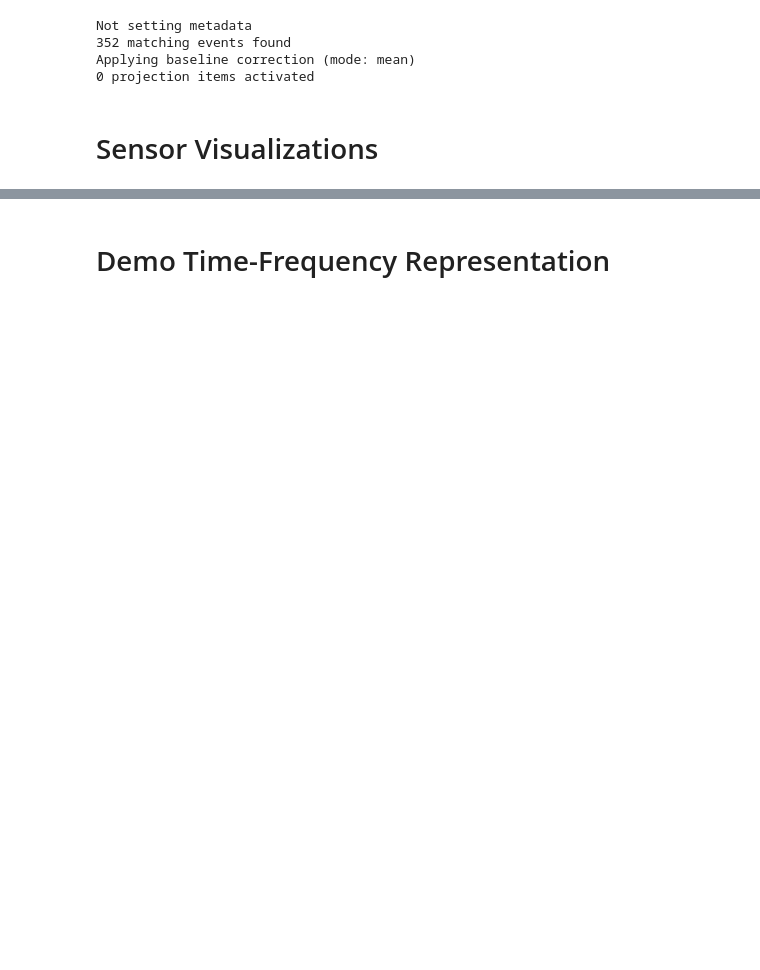
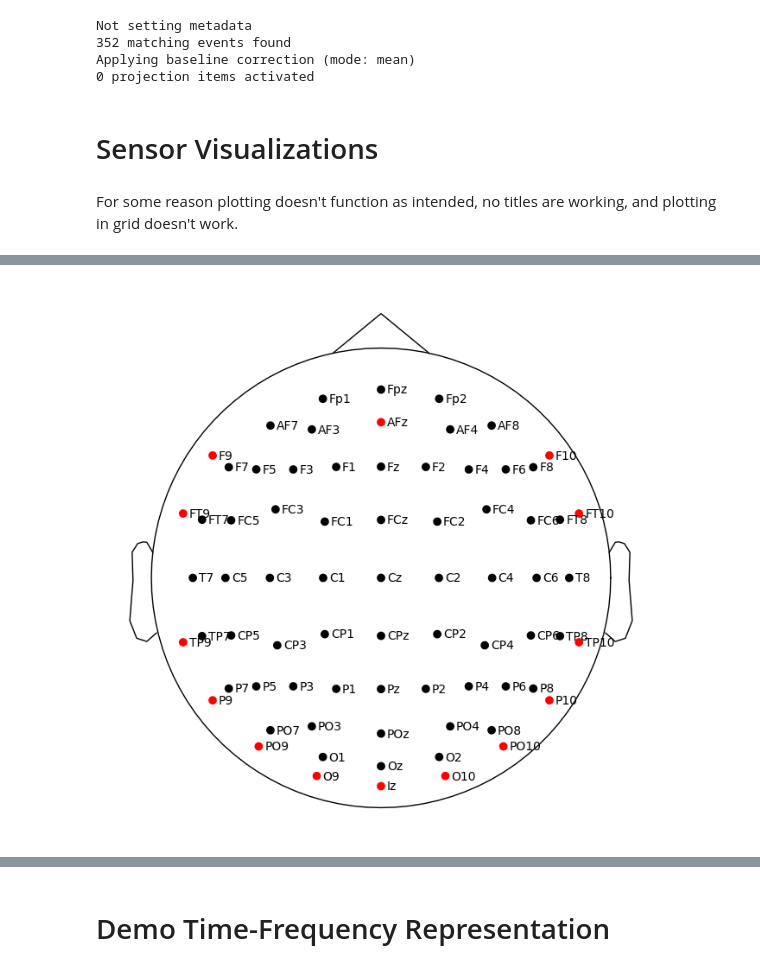
Before and after one commit to duedahl/LU_EEG_Classification, a Jupyter notebook: Visuals2.ipynb, the cells around one changed output, grey strips where cells are left out. Cells and saved outputs as stored; diff of their text form; code cells hidden in the pictures; blank space fills up the shorter version.

```diff
--- a/Visuals2.ipynb
+++ b/Visuals2.ipynb
@@ -33,7 +35,7 @@ def DimConvertFunc(trial, all_channels, bad_channels, n_samples):
         if ch in bad_channels:
             newTrial[i]=filler
         else:
-            newTrial[i]=trial[j]
+            newTrial[i]=trial[j]/(10**6) # Divide with ~10**6 to convert muV to V
             j += 1
     return newTrial
 # %%
@@ -82,9 +84,9 @@ def create_MNE_EpochsArray(data):
     # Create array with 74 instead of 60 channel data to fit Easycap Scheme
     rawdata_UpScaledDim = np.array([DimConvertFunc(epoch, all_channels, bad_channels, n_samples) for epoch in data["trial"]])
     epochs = mne.EpochsArray(rawdata_UpScaledDim, info, tmin=-2, events=events, event_id=event_dict, baseline=(-2,0))
-    return epochs, used_channel_case, bad_channels
+    return epochs, used_channel_case, bad_channels, events, event_dict
 # %%
-epochs, used_channels, bad_channels = create_MNE_EpochsArray(data)
+epochs, used_channels, bad_channels, events, event_dict = create_MNE_EpochsArray(data)
 # %% [output]
 Not setting metadata
 352 matching events found
@@ -92,8 +94,10 @@ Applying baseline correction (mode: mean)
 0 projection items activated
 # %% [markdown]
 # Sensor Visualizations
+# %% [markdown]
+For some reason plotting doesn't function as intended, no titles are working, and plotting in grid doesn't work.
 # %%
 # Topologigal map - 2d sensor plot
-fig = epochs.plot_sensors(kind="topomap", ch_type="eeg", show_names=True)
-plt.show()
+epochs.plot_sensors(kind="topomap", ch_type="eeg", show_names=True)
+plt.close()
 # %% [output]
@@ -102 +104,2 @@ plt.show()
+[figure, added]
 # %%
```
Also changed, not shown: parts of 17 cells of this notebook.
